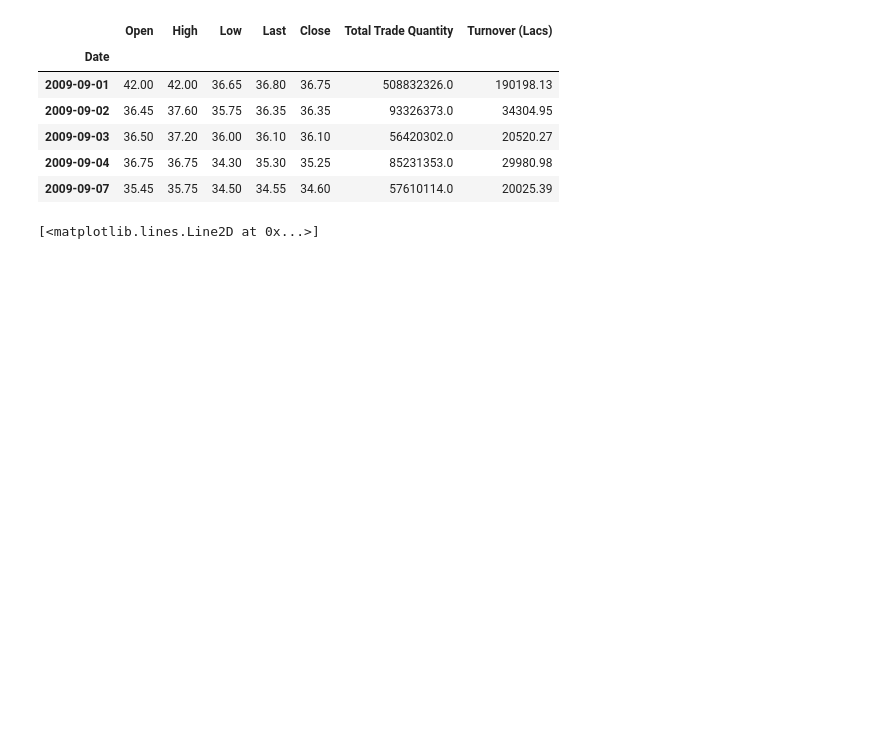
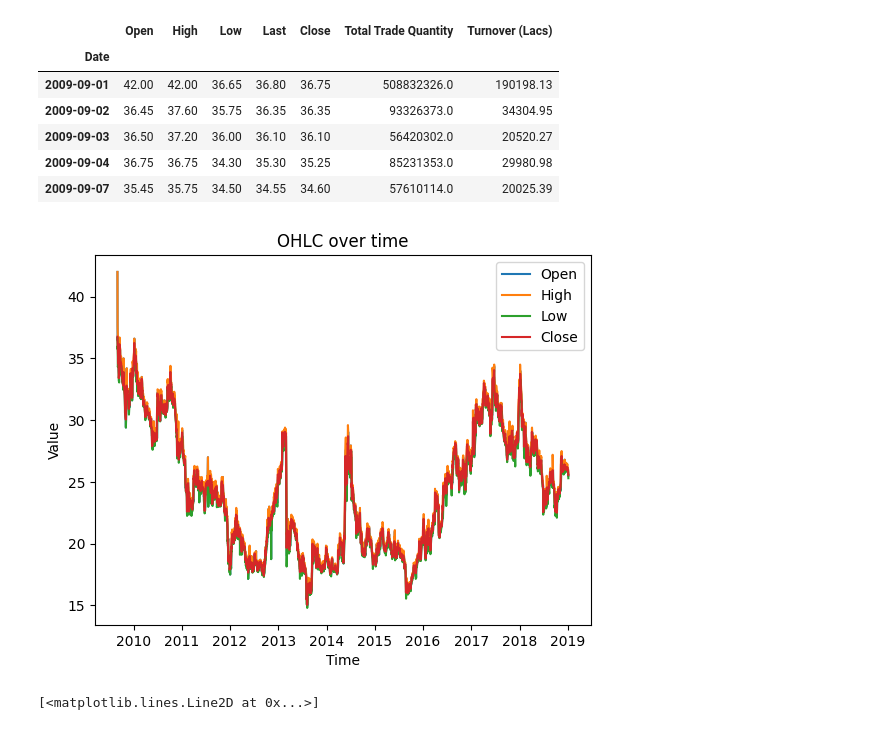
Before and after one commit to Hitanshuser50/ML, a Jupyter notebook: SMP2.ipynb, the cells around one changed output. Saved outputs shown, nothing was run; the diff lists cells and outputs as text; code cells hidden in the pictures; blank space fills up the shorter version.

```diff
--- a/SMP2.ipynb
+++ b/SMP2.ipynb
@@ -61,6 +57,20 @@ data.head()
 | 2009-09-03 | 36.50 | 37.20 | 36.00 | 36.10 | 36.10 | 56420302.0 | 20520.27 |
 | 2009-09-04 | 36.75 | 36.75 | 34.30 | 35.30 | 35.25 | 85231353.0 | 29980.98 |
 | 2009-09-07 | 35.45 | 35.75 | 34.50 | 34.55 | 34.60 | 57610114.0 | 20025.39 |
+# %%
+# @title OHLC over time
+
+import matplotlib.pyplot as plt
+plt.plot(data['Open'], label='Open')
+plt.plot(data['High'], label='High')
+plt.plot(data['Low'], label='Low')
+plt.plot(data['Close'], label='Close')
+plt.xlabel('Time')
+plt.ylabel('Value')
+plt.title('OHLC over time')
+_ = plt.legend()
+# %% [output]
+[figure, added]
 # %%
 plt.figure(figsize = (16,8))
 plt.plot(data['Close'], label = 'Closing Price')
```
Also changed, not shown: parts of 4 cells of this notebook.
